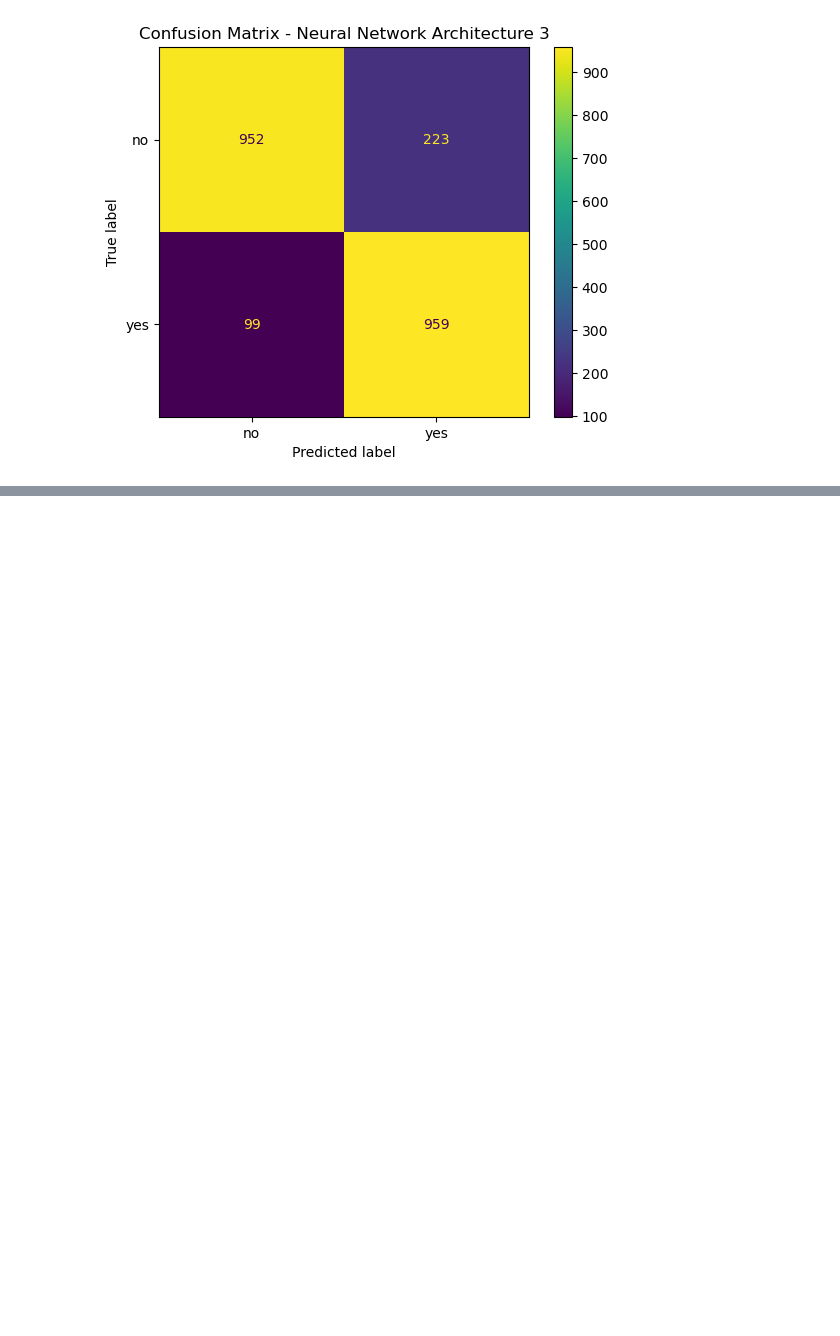
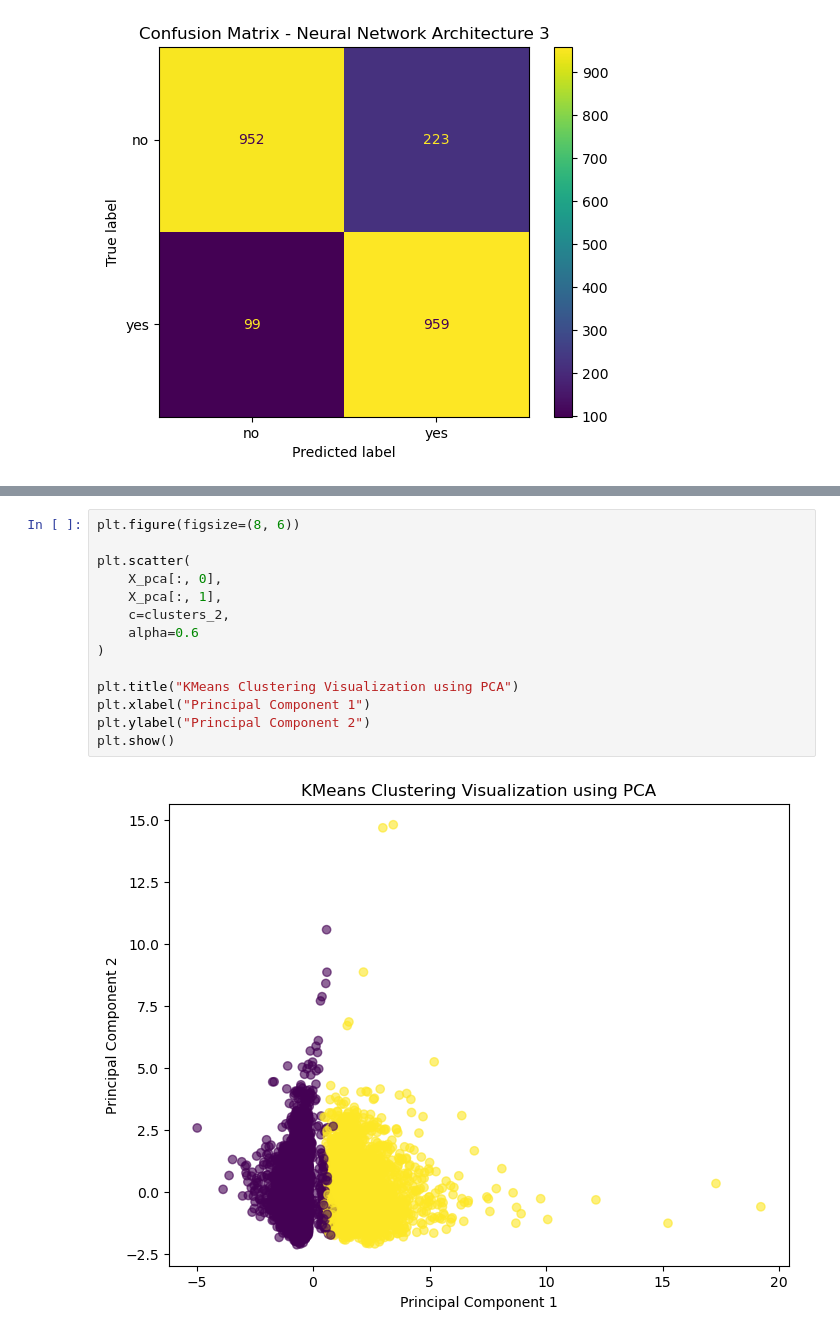
Before and after one commit to erze-haziri/bank-term-deposit-prediction, a Jupyter notebook: bank_term_deposit_analysis.ipynb, the cells around one changed output, grey strips where cells are left out. Saved outputs shown, nothing was run; the diff lists cells and outputs as text; blank space fills up the shorter version.

```diff
--- a/bank_term_deposit_analysis.ipynb
+++ b/bank_term_deposit_analysis.ipynb
@@ -1002,0 +1148,16 @@ plt.show()
+# %%
+plt.figure(figsize=(8, 6))
+
+plt.scatter(
+    X_pca[:, 0],
+    X_pca[:, 1],
+    c=clusters_2,
+    alpha=0.6
+)
+
+plt.title("KMeans Clustering Visualization using PCA")
+plt.xlabel("Principal Component 1")
+plt.ylabel("Principal Component 2")
+plt.show()
+# %% [output]
+[figure, added]
```
Also changed, not shown: parts of 12 cells of this notebook.
